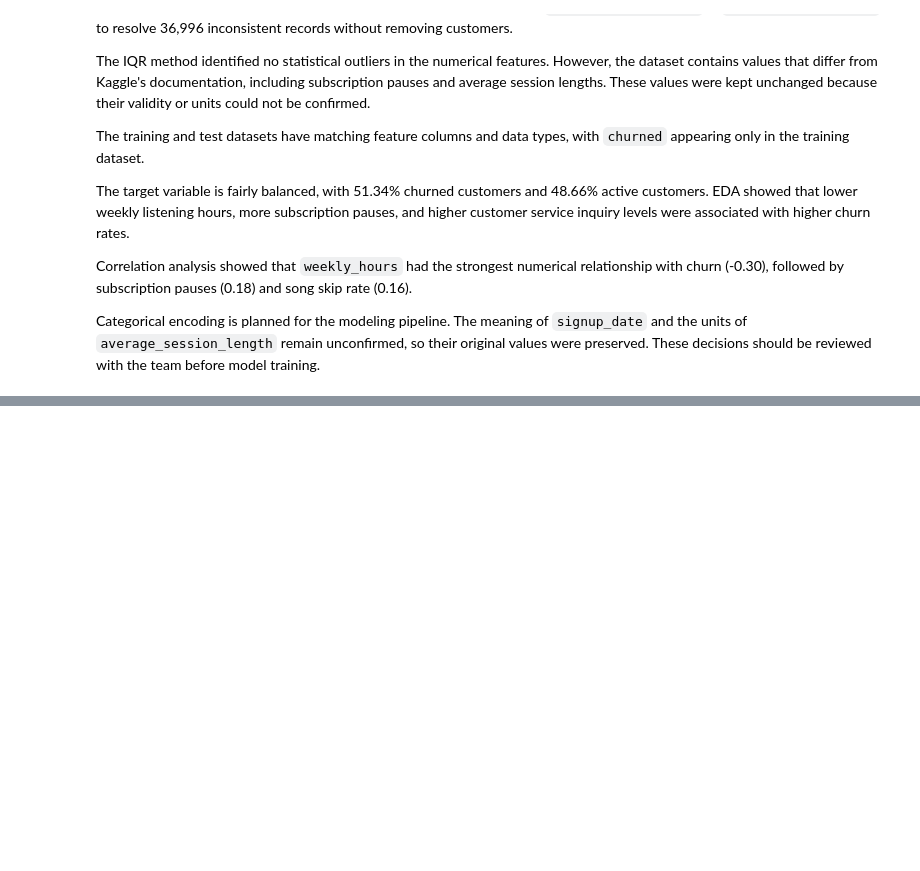
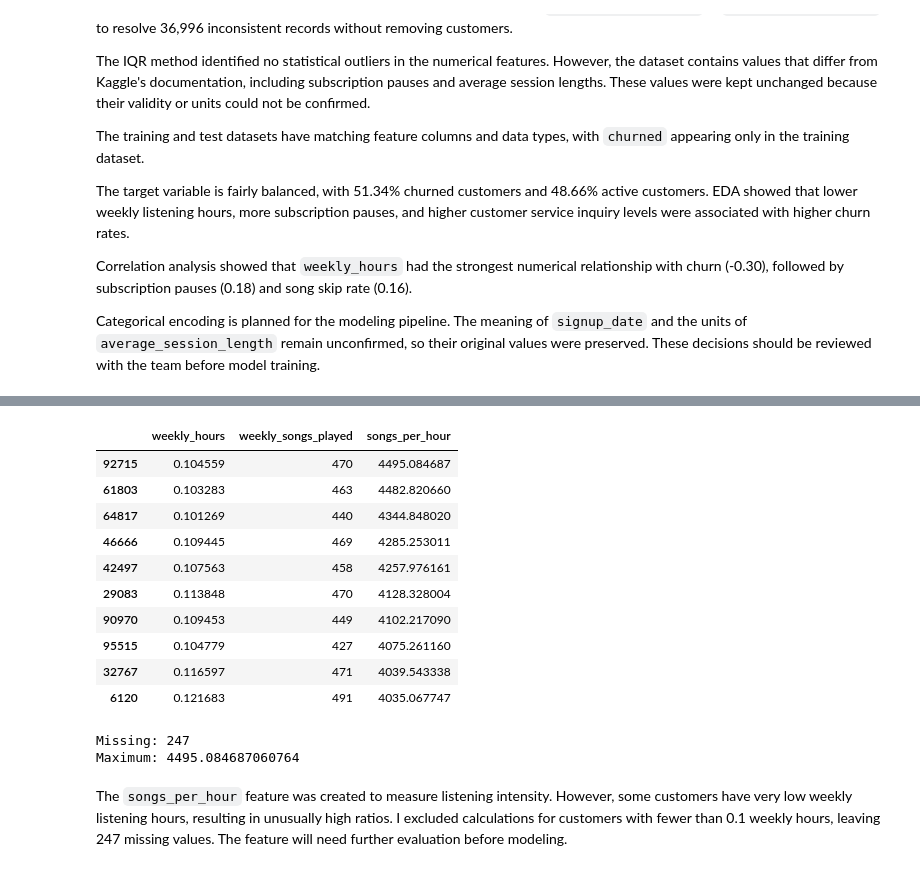
Before and after one commit to madewitt55/cs407-final-project, a Jupyter notebook: elena_task.ipynb, the cells around one changed output, grey strips where cells are left out. Cells and saved outputs as stored; diff of their text form; code cells hidden in the pictures; blank space fills up the shorter version.

```diff
--- a/elena_task.ipynb
+++ b/elena_task.ipynb
@@ -612,0 +619,4 @@ Categorical encoding is planned for the modeling pipeline. The meaning of `signu
+# %%
+df_features = df_clean.copy()
+
+df_features.shape
@@ -612,0 +652,9 @@ Categorical encoding is planned for the modeling pipeline. The meaning of `signu
+# %%
+df_features["songs_per_hour"] = (
+    df_features["weekly_songs_played"] /
+    df_features["weekly_hours"].where(
+        df_features["weekly_hours"] >= 0.1
+    )
+)
+
+df_features[["weekly_hours", "weekly_songs_played", "songs_per_hour"]].head()
@@ -612,0 +680,24 @@ Categorical encoding is planned for the modeling pipeline. The meaning of `signu
+# %%
+df_features.nlargest(
+    10, "songs_per_hour"
+)[["weekly_hours", "weekly_songs_played", "songs_per_hour"]]
+# %% [output]
+|  | weekly_hours | weekly_songs_played | songs_per_hour |
+| 92715 | 0.104559 | 470 | 4495.084687 |
+| 61803 | 0.103283 | 463 | 4482.820660 |
+| 64817 | 0.101269 | 440 | 4344.848020 |
+| 46666 | 0.109445 | 469 | 4285.253011 |
+| 42497 | 0.107563 | 458 | 4257.976161 |
+| 29083 | 0.113848 | 470 | 4128.328004 |
+| 90970 | 0.109453 | 449 | 4102.217090 |
+| 95515 | 0.104779 | 427 | 4075.261160 |
+| 32767 | 0.116597 | 471 | 4039.543338 |
+| 6120 | 0.121683 | 491 | 4035.067747 |
+# %%
+print("Missing:", df_features["songs_per_hour"].isna().sum())
+print("Maximum:", df_features["songs_per_hour"].max())
+# %% [output]
+Missing: 247
+Maximum: 4495.084687060764
+# %% [markdown]
+The `songs_per_hour` feature was created to measure listening intensity. However, some customers have very low weekly listening hours, resulting in unusually high ratios. I excluded calculations for customers with fewer than 0.1 weekly hours, leaving 247 missing values. The feature will need further evaluation before modeling.
```
Also changed, not shown: parts of 44 cells of this notebook.
